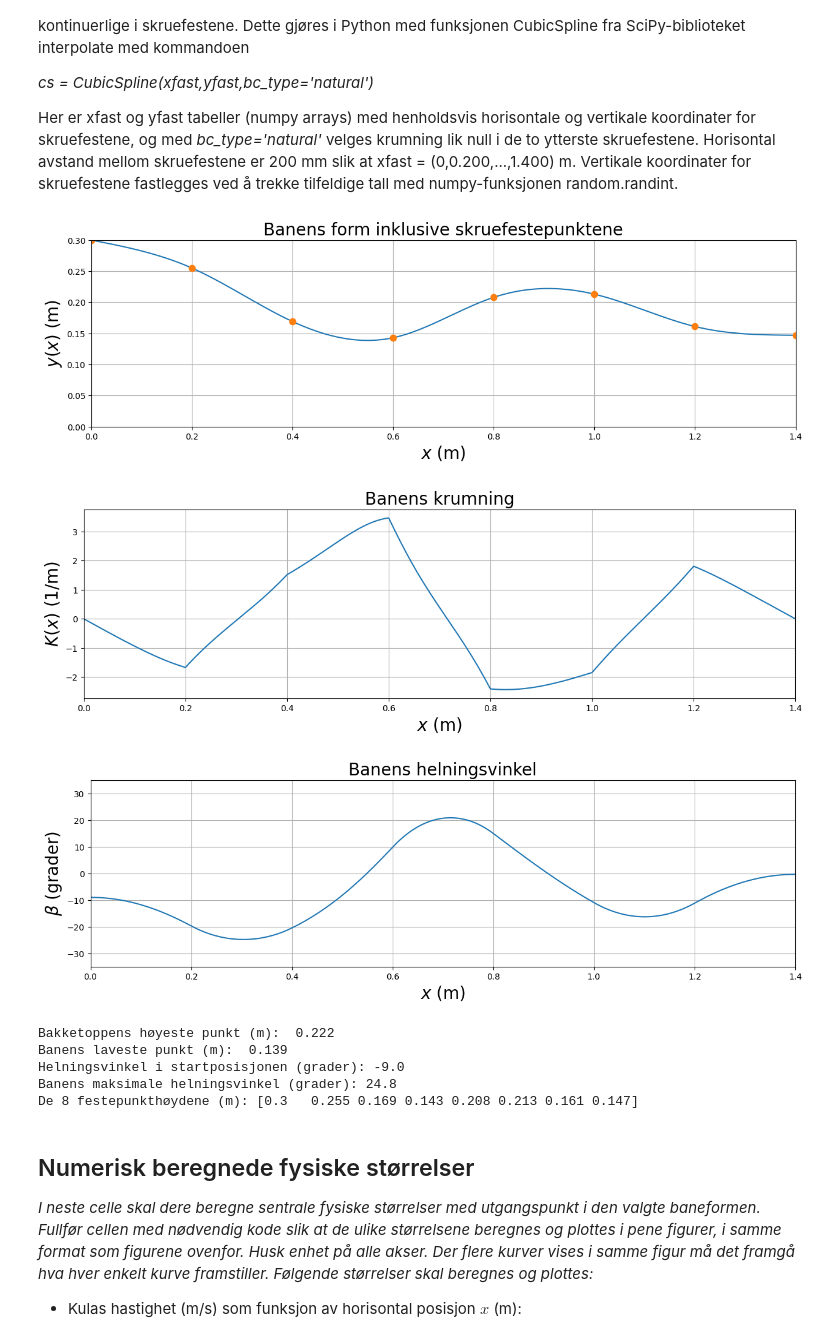
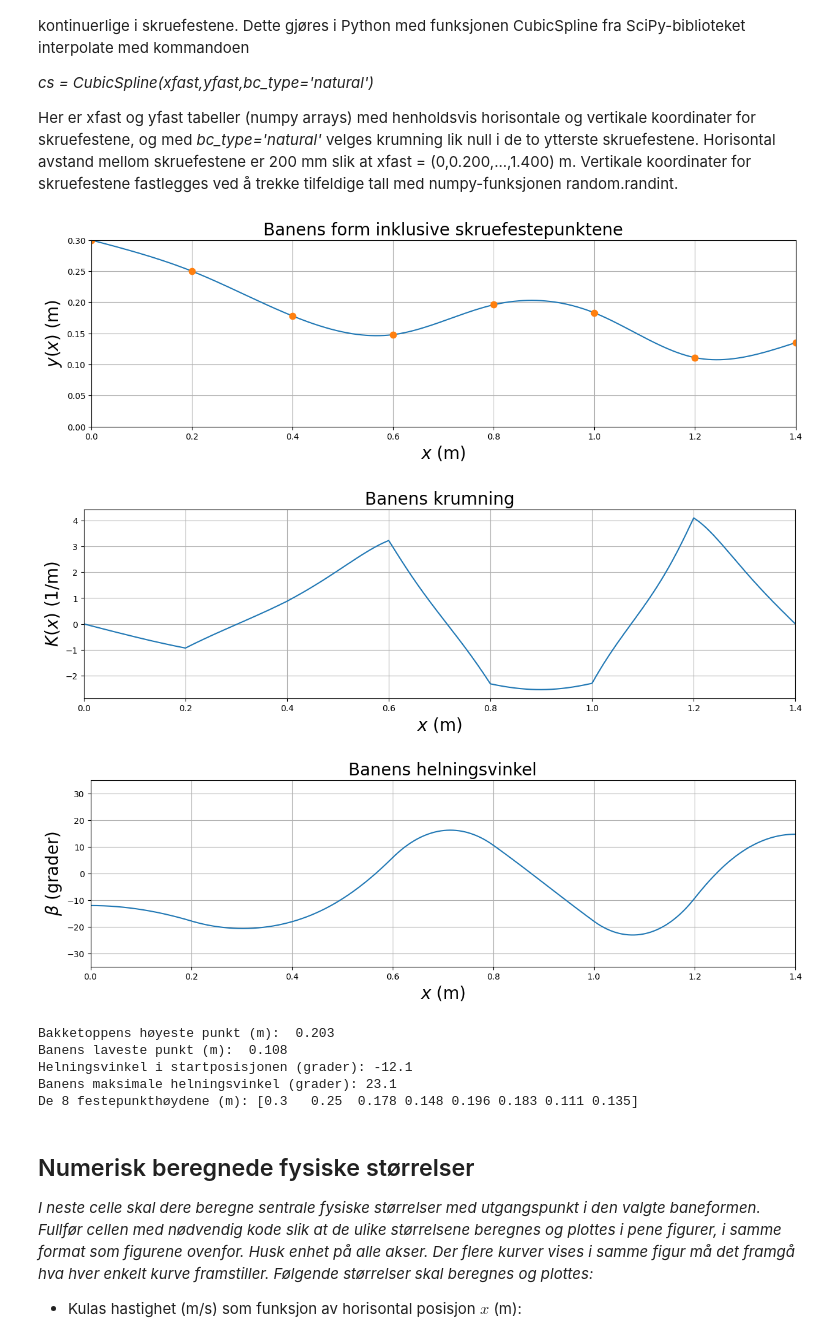
Before and after one commit to theodorklauritzen/TFY4115_lab, a Jupyter notebook: Rapport.ipynb, the cells around one changed output. Saved outputs shown, nothing was run; the diff lists cells and outputs as text; code cells hidden in the pictures.

```diff
--- a/Rapport.ipynb
+++ b/Rapport.ipynb
@@ -86,6 +86,7 @@ yfast[7] = yfast[6] + np.random.randint(-40,40)/1000
 #Når endelig baneform er valgt:
 #Sett inn skruehøydene med 3 desimaler (m) og fjern kommentarsymbolet ("#") i neste linje.
 #yfast = np.asarray([0.300,,,,,,,])
+yfast = np.array([0.3, 0.25, 0.178, 0.148, 0.196, 0.183, 0.111, 0.135])
 #Når endelig baneform er valgt, kan dere gjerne legge inn # i starten på de 8 linjene som beregner yfast[] ovenfor
 
 #Beregninger:
@@ -126,41 +127,41 @@ plt.title('Banens krumning',fontsize=20)
 plt.xlabel('$x$ (m)',fontsize=20)
 plt.ylabel('$K(x)$ (1/m)',fontsize=20)
 plt.xlim(0,1.400)
 plt.grid()
 plt.show()
 
 
 #Plotting av banens helningsvinkel
 plt.figure(figsize=(15,4))
 plt.plot(x,betadeg)
 plt.title('Banens helningsvinkel',fontsize=20)
 plt.xlabel('$x$ (m)',fontsize=20)
 plt.ylabel(r'$\beta$ (grader)',fontsize=20)
 plt.ylim(-35,35)
 plt.xlim(0,1.400)
 plt.grid()
 plt.show()
 
 y37 = y[400:1400]
 y27 = y[200:1400]
 y37min = np.min(y37)
 y37max = np.max(y37)
 y27min = np.min(y27)
 y27max = np.max(y27)
 print('Bakketoppens høyeste punkt (m): %6.3f' %y37max)
 print('Banens laveste punkt (m): %6.3f' %y27min)
 print('Helningsvinkel i startposisjonen (grader): %4.1f' %startvinkel)
 print('Banens maksimale helningsvinkel (grader): %4.1f' %maksvinkel)
 print('De 8 festepunkthøydene (m):', yfast)
 # %% [output]
-[figure, old version]
+[figure, new version]
-[figure, old version]
+[figure, new version]
-[figure, old version]
+[figure, new version]
-Bakketoppens høyeste punkt (m):  0.222
-Banens laveste punkt (m):  0.139
-Helningsvinkel i startposisjonen (grader): -9.0
-Banens maksimale helningsvinkel (grader): 24.8
-De 8 festepunkthøydene (m): [0.3   0.255 0.169 0.143 0.208 0.213 0.161 0.147]
+Bakketoppens høyeste punkt (m):  0.203
+Banens laveste punkt (m):  0.108
+Helningsvinkel i startposisjonen (grader): -12.1
+Banens maksimale helningsvinkel (grader): 23.1
+De 8 festepunkthøydene (m): [0.3   0.25  0.178 0.148 0.196 0.183 0.111 0.135]
 # %% [markdown]
 ## Numerisk beregnede fysiske størrelser
 *I neste celle skal dere beregne sentrale fysiske størrelser med utgangspunkt i den valgte baneformen. Fullfør cellen med nødvendig kode slik at de ulike størrelsene beregnes og plottes i pene figurer, i samme format som figurene ovenfor. Husk enhet på alle akser. Der flere kurver vises i samme figur må det framgå hva hver enkelt kurve framstiller. Følgende størrelser skal beregnes og plottes:*
```
Also changed, not shown: parts of 5 cells of this notebook, 8 other files.
